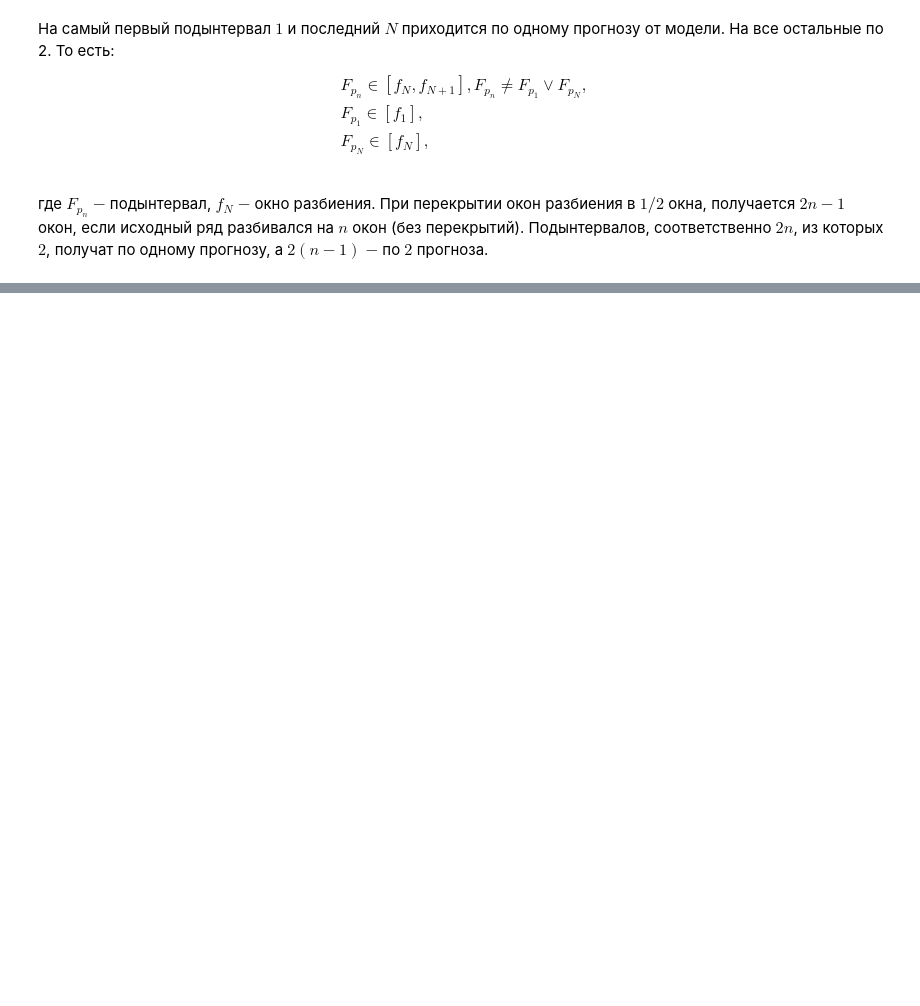
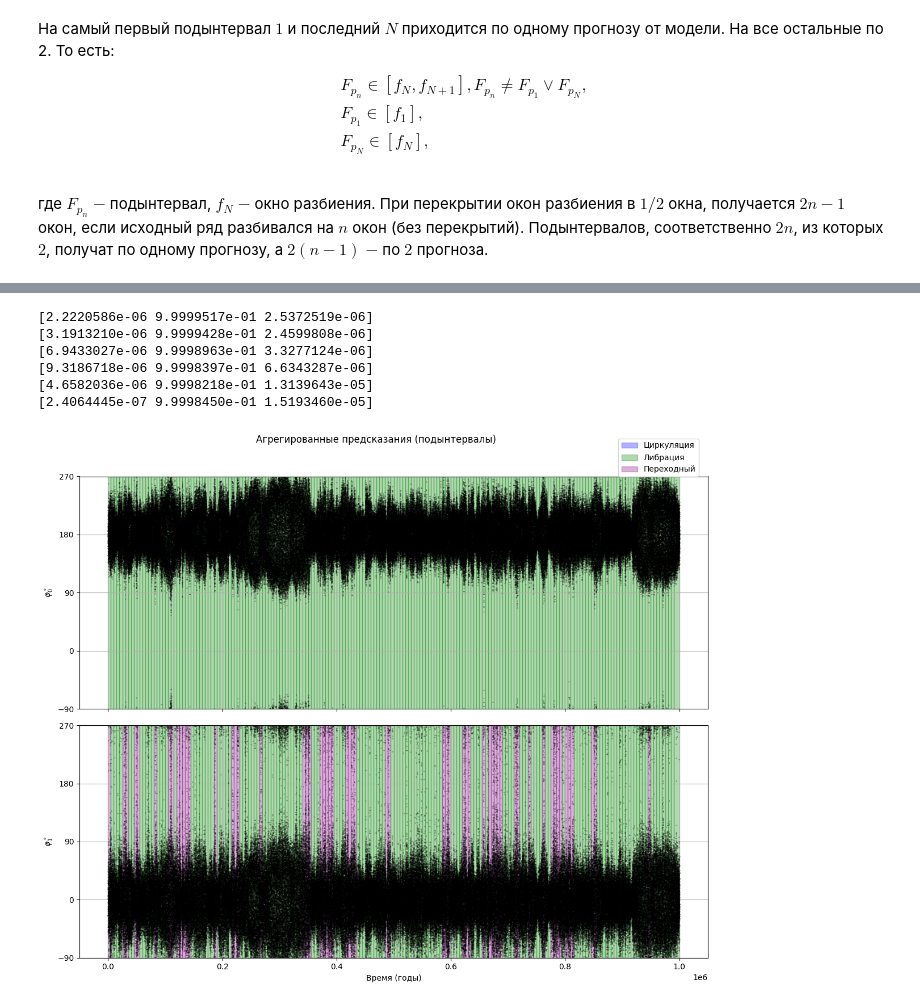
Before and after one commit to AbobusMen/Resonance-sorter, a Jupyter notebook: notebook/mark_proportional_distance_of_windows.ipynb, the cells around one changed output, grey strips where cells are left out. Saved outputs shown, nothing was run; the diff lists cells and outputs as text; code cells hidden in the pictures; blank space fills up the shorter version.

```diff
--- a/notebook/mark_proportional_distance_of_windows.ipynb
+++ b/notebook/mark_proportional_distance_of_windows.ipynb
@@ -65,0 +79,2 @@ plot_multiplet_predictions(
+# %%
+sub_data = average_overlapping_probs(probs, windows['window_bounds'])
@@ -65,0 +145,30 @@ plot_multiplet_predictions(
+# %%
+print(probs[0][0]) # нелевое
+print((probs[0][0]+probs[0][1])/2.) #первое
+print((probs[0][1]+probs[0][2])/2.) #второе
+print((probs[0][2]+probs[0][3])/2.) #третье
+print((probs[0][3]+probs[0][4])/2.) #четвертое
+print((probs[0][4]+probs[0][5])/2.) #пятое
+# %% [output]
+[2.2220586e-06 9.9999517e-01 2.5372519e-06]
+[3.1913210e-06 9.9999428e-01 2.4599808e-06]
+[6.9433027e-06 9.9998963e-01 3.3277124e-06]
+[9.3186718e-06 9.9998397e-01 6.6343287e-06]
+[4.6582036e-06 9.9998218e-01 1.3139643e-05]
+[2.4064445e-07 9.9998450e-01 1.5193460e-05]
+# %%
+#та же модель
+plot_multiplet_predictions(
+    time_years=data['time_years'],
+    angles_deg_list=data['angles_deg'],
+    window_bounds=sub_data['bounds'],
+    class_labels_list=sub_data['classes'],
+    title='Агрегированные предсказания (подынтервалы)',
+    angle_min=-90., #Диапазоны нормализации угла
+    angle_max=270.,
+    fig_width=12.,
+    row_height=5.,
+
+)
+# %% [output]
+[figure, added]
```
Also changed, not shown: parts of 14 cells of this notebook, 1 other file.
